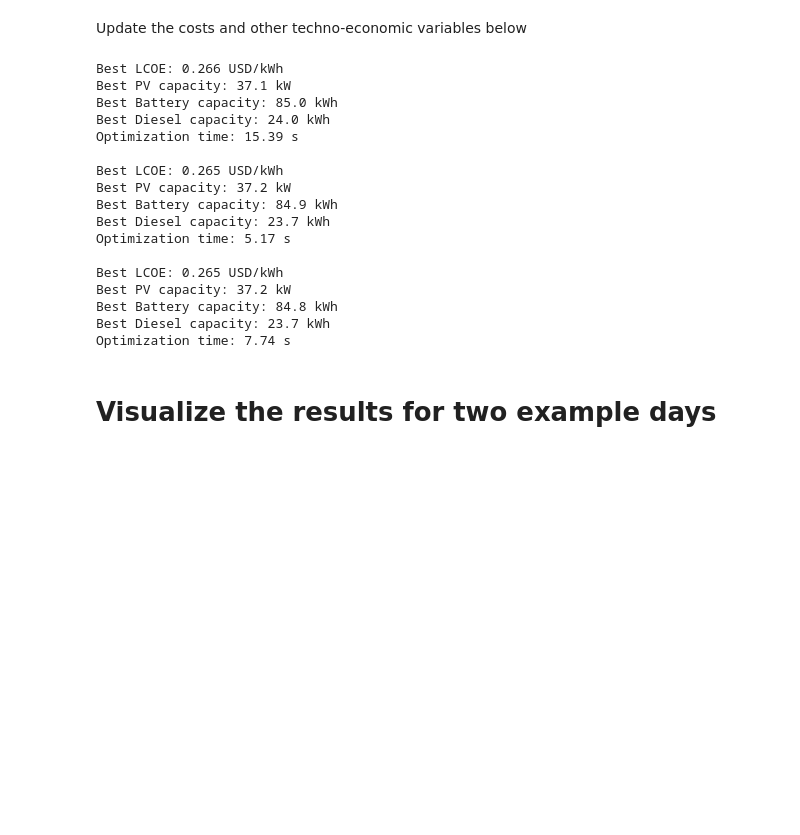
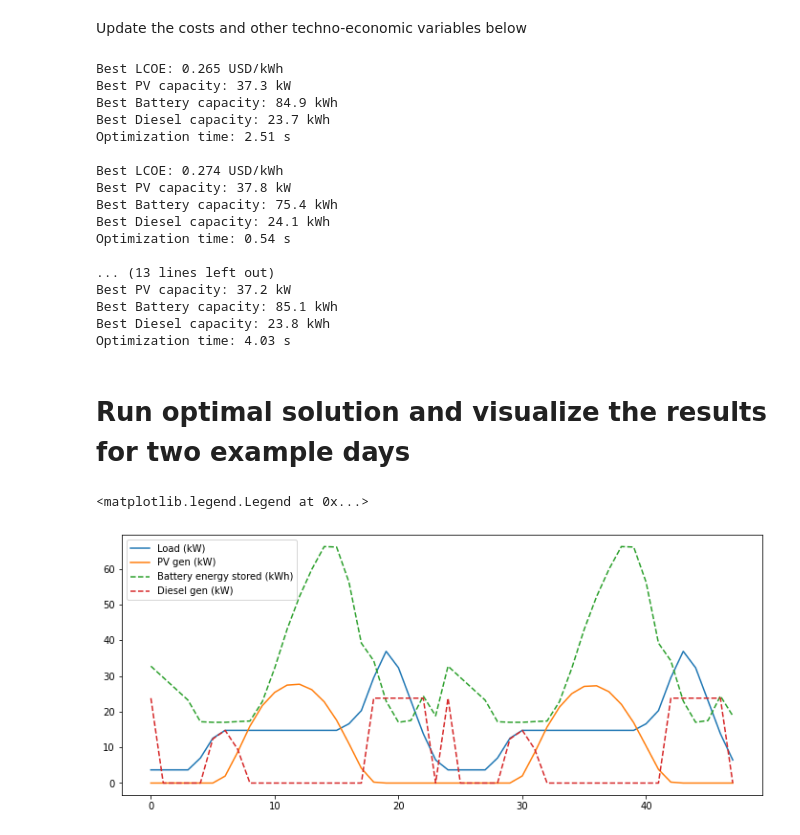
Before and after one commit to SEforALL-IEAP/OMG, a Jupyter notebook: Example_single_location.ipynb, the cells around one changed output. Drawn from its saved outputs; the diff is of its cells as text; code cells hidden in the pictures; blank space fills up the shorter version.

```diff
--- a/Example_single_location.ipynb
+++ b/Example_single_location.ipynb
@@ -94,7 +94,7 @@ def optimizer_de(diesel_price,
 
     def opt_func(X):
         lcoe = find_least_cost_option(X, hourly_temp, hourly_ghi, hour_numbers,
-                                       load_curve, inv_eff, n_dis, n_chg, dod_max, demand,
+                                       load_curve, inv_eff, n_dis, n_chg, dod_max,
                                        diesel_price, end_year, start_year, pv_cost, charge_controller, pv_inverter, pv_om,
                                        diesel_cost, diesel_om, battery_inverter_life, battery_inverter_cost, diesel_life, pv_life,
                                        battery_cost, discount_rate, lpsp_max, diesel_limit, full_life_cycles)[0]
@@ -136,7 +136,7 @@ pv_life=25  # PV panel expected lifetime, years
 diesel_life=10  # diesel generator expected lifetime, years
 # %%
 # The below runs the optimization for the location, and tries to identify the best combination of PV, Diesel & Battery
-# using scipy minimization (differential evolution)
+# using scipy minimization (differential evolution). This is run 5 times just for testing purposes
 for i in range(5):
     t1 = time.time()
     ret = optimizer_de(diesel_price=diesel_price,
@@ -168,54 +168,60 @@ for i in range(5):
 
     print('Best LCOE: {} USD/kWh'.format(round(ret.fun, 3)))
     print('Best PV capacity: {} kW'.format(round(ret.x[0], 1)))
-    print('Best Battery capacity: {} kWh'.format(round(ret.x[1] / dod_max, 1)))
+    print('Best Battery capacity: {} kWh'.format(round(ret.x[1], 1)))
     print('Best Diesel capacity: {} kWh'.format(round(ret.x[2], 1)))
     print('Optimization time: {} s'.format(round(t2-t1, 2)))
     print('')
 # %% [output]
-Best LCOE: 0.266 USD/kWh
-Best PV capacity: 37.1 kW
-Best Battery capacity: 85.0 kWh
-Best Diesel capacity: 24.0 kWh
-Optimization time: 15.39 s
-
 Best LCOE: 0.265 USD/kWh
-Best PV capacity: 37.2 kW
+Best PV capacity: 37.3 kW
 Best Battery capacity: 84.9 kWh
 Best Diesel capacity: 23.7 kWh
-Optimization time: 5.17 s
+Optimization time: 2.51 s
 
-Best LCOE: 0.265 USD/kWh
+Best LCOE: 0.274 USD/kWh
+Best PV capacity: 37.8 kW
+Best Battery capacity: 75.4 kWh
+Best Diesel capacity: 24.1 kWh
+Optimization time: 0.54 s
+
+... (13 lines left out)
 Best PV capacity: 37.2 kW
-Best Battery capacity: 84.8 kWh
-Best Diesel capacity: 23.7 kWh
-Optimization time: 7.74 s
+Best Battery capacity: 85.1 kWh
+Best Diesel capacity: 23.8 kWh
+Optimization time: 4.03 s
 # %% [markdown]
-# Visualize the results for two example days
+# Run optimal solution and visualize the results for two example days
 # %%
 import matplotlib.pyplot as plt
 import numpy as np
 # %%
 hour_numbers = np.empty(8760)
 for i in prange(365):
     for j in prange(24):
         hour_numbers[i * 24 + j] = j
 
-result = find_least_cost_option_(ret.x, hourly_temp, hourly_ghi, hour_numbers,
-                                       load_curve, inv_eff, n_dis, n_chg, dod_max, demand,
-                                       diesel_price, end_year, start_year, pv_cost, charge_controller, pv_inverter, pv_om,
-                                       diesel_cost, diesel_om, battery_inverter_life, battery_inverter_cost, diesel_life, pv_life,
-                                       battery_cost, discount_rate, lpsp_max, diesel_limit, full_life_cycles)
+pv = ret.x[0]
+battery = ret.x[1]
+diesel = ret.x[2]
 
-load = np.array(load_curve[2400:2448])
-pv_gen = np.array(result[11][2400:2448])
-diesel_gen = np.array(result[13][2400:2448])
-battery_soc = np.array(result[12][2400:2448])
-battery_usage = result[6] * battery_soc
+net_load, pv_gen = pv_generation(hourly_temp, hourly_ghi, pv, load_curve, inv_eff)
+
+diesel_generation_share, battery_life, unmet_demand_share, annual_fuel_consumption, \
+        excess_gen_share, battery_soc_curve, diesel_gen_curve = \
+        year_simulation(battery_size=battery, diesel_capacity=diesel, net_load=net_load, hour_numbers=hour_numbers,
+                        inv_eff=inv_eff, n_dis=n_dis, n_chg=n_chg, dod_max=dod_max,
+                        annual_demand=demand, full_life_cycles=full_life_cycles)
+
+battery_soc_curve = [i * dod_max + (1 - dod_max) for i in battery_soc_curve]
+battery_usage = battery * np.array(battery_soc_curve[2400:2448])
 
 plt.figure(figsize=(12, 5))
-plt.plot(load, label='Load (kW)')
-plt.plot(pv_gen, label='PV gen (kW)')
+plt.plot(load_curve[2400:2448], label='Load (kW)')
+plt.plot(pv_gen[2400:2448], label='PV gen (kW)')
 plt.plot(battery_usage, '--', label='Battery energy stored (kWh)')
-plt.plot(diesel_gen, '--', label='Diesel gen (kW)')
+plt.plot(diesel_gen_curve[2400:2448], '--', label='Diesel gen (kW)')
 plt.legend(loc='upper left')
+# %% [output]
+<matplotlib.legend.Legend at 0x...>
+[figure, added]
```
Also changed, not shown: 1 other file.
